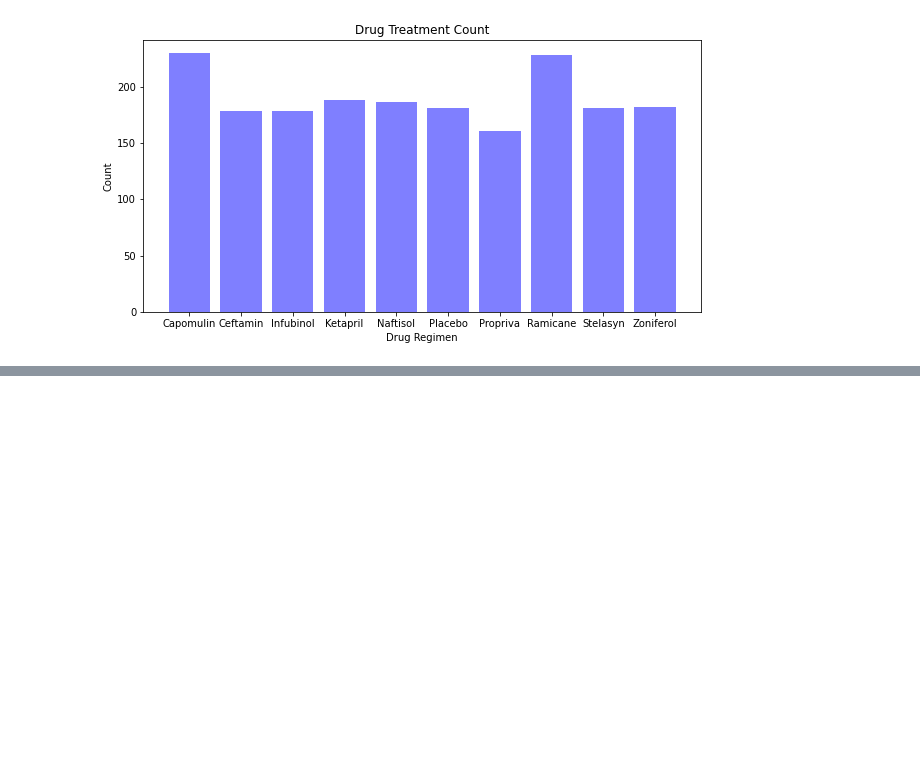
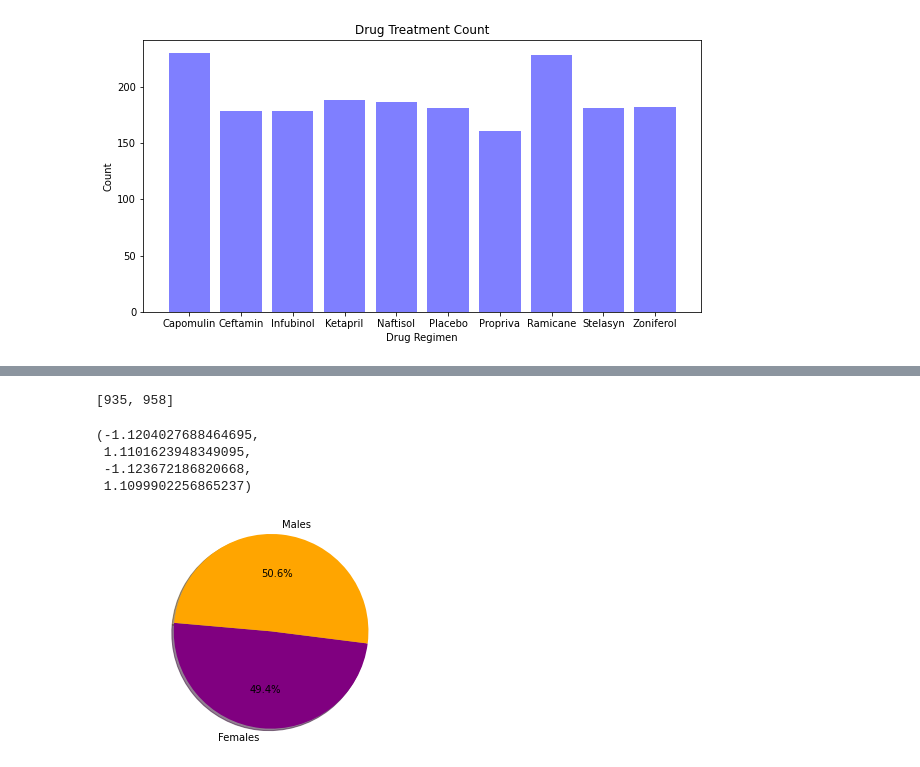
Before and after one commit to jacobhash570/Matplotlib---The-Power-of-Plots, a Jupyter notebook: Pymaceuticals.ipynb, the cells around one changed output, grey strips where cells are left out. Drawn from its saved outputs; the diff is of its cells as text; code cells hidden in the pictures; blank space fills up the shorter version.

```diff
--- a/Pymaceuticals.ipynb
+++ b/Pymaceuticals.ipynb
@@ -80,0 +106,17 @@ Text(0, 0.5, 'Count')
+# %%
+gender_count = (combined.groupby(["Sex"])["Age_months"].count()).tolist()
+gender_count
+# %% [output]
+[935, 958]
+# %%
+labels = ["Females", "Males"]
+colors = ["purple", "orange"]
+# %%
+plt.pie(gender_count, explode=explode, labels=labels, colors=colors, autopct="%1.1f%%", shadow=True, startangle=175)
+plt.axis("equal")
+# %% [output]
+(-1.1204027688464695,
+ 1.1101623948349095,
+ -1.123672186820668,
+ 1.1099902256865237)
+[figure, added]
```
Also changed, not shown: parts of 3 cells of this notebook.
